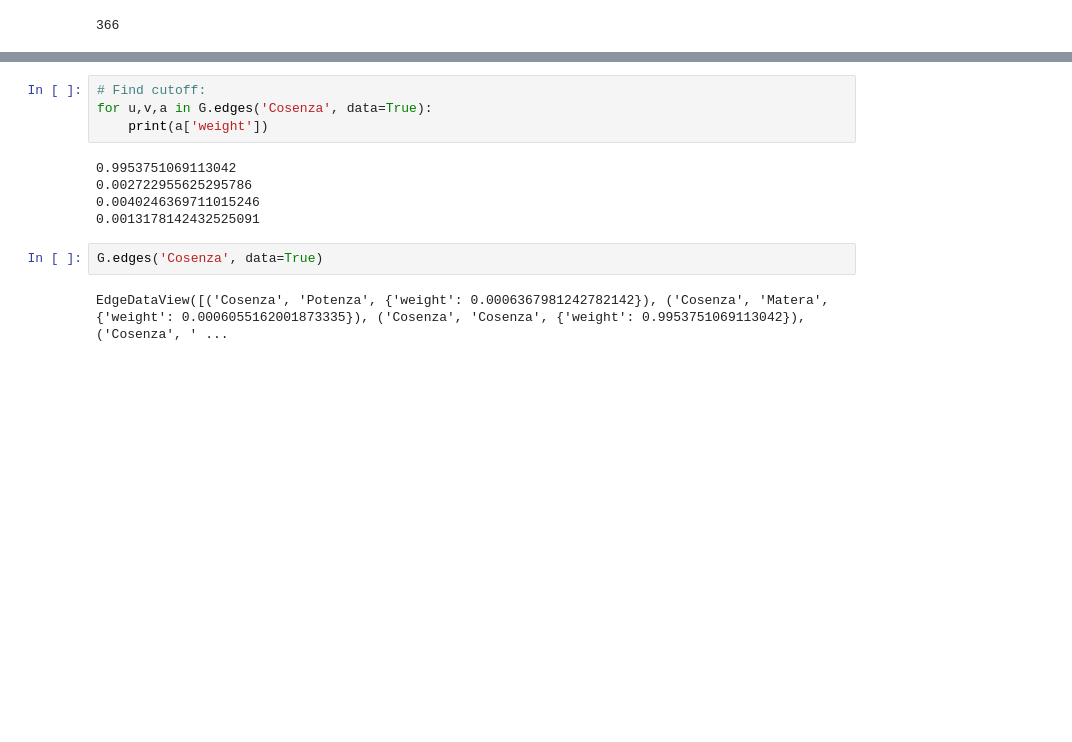
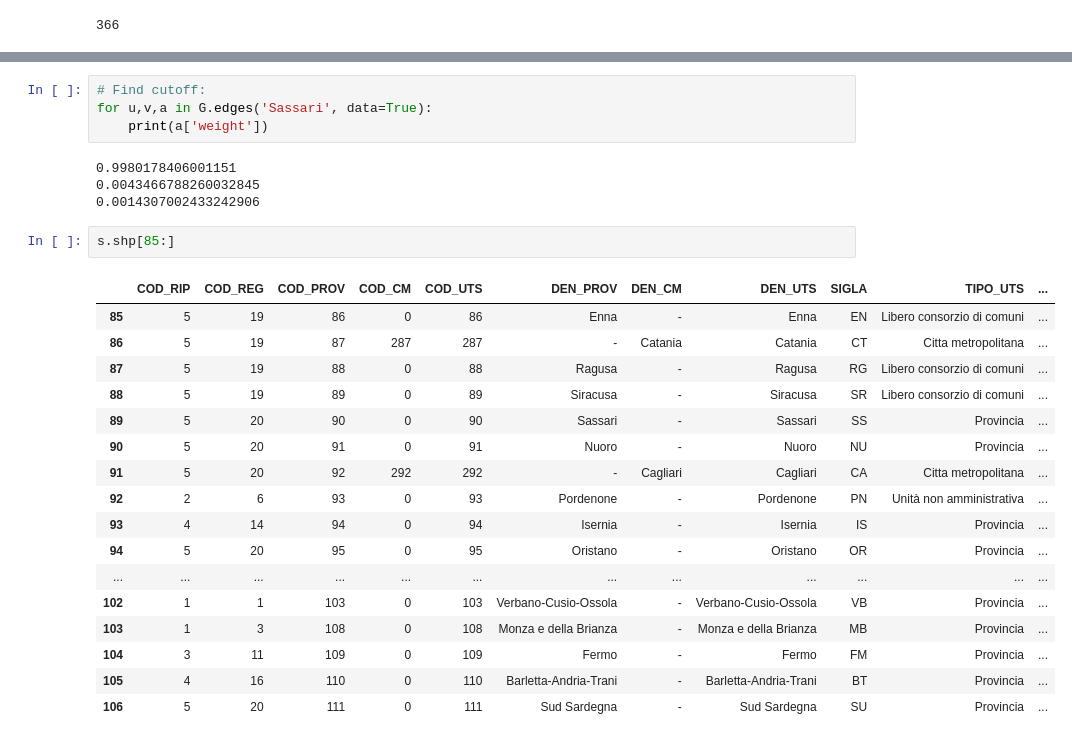
Before and after one commit to jcblemai/COVID-19_italy-vaccination-oc, a Jupyter notebook: ocp_trial-vector2-crtl-out-struct0.ipynb, the cells around one changed output, grey strips where cells are left out. Saved outputs shown, nothing was run; the diff lists cells and outputs as text; blank space fills up the shorter version.

```diff
--- a/ocp_trial-vector2-crtl-out-struct0.ipynb
+++ b/ocp_trial-vector2-crtl-out-struct0.ipynb
@@ -548,13 +582,28 @@ networkx.draw(grph)
 # %%
 # Find cutoff:
-for u,v,a in G.edges('Cosenza', data=True):
+for u,v,a in G.edges('Sassari', data=True):
     print(a['weight'])
 # %% [output]
-0.9953751069113042
-0.002722955625295786
-0.0040246369711015246
-0.0013178142432525091
+0.9980178406001151
+0.0043466788260032845
+0.0014307002433242906
-# %%
-G.edges('Cosenza', data=True)
-# %% [output]
-EdgeDataView([('Cosenza', 'Potenza', {'weight': 0.0006367981242782142}), ('Cosenza', 'Matera', {'weight': 0.0006055162001873335}), ('Cosenza', 'Cosenza', {'weight': 0.9953751069113042}), ('Cosenza', ' ...
+# %%
+s.shp[85:]
+# %% [output]
+|  | COD_RIP | COD_REG | COD_PROV | COD_CM | COD_UTS | DEN_PROV | DEN_CM | DEN_UTS | SIGLA | TIPO_UTS | ... |
+| 85 | 5 | 19 | 86 | 0 | 86 | Enna | - | Enna | EN | Libero consorzio di comuni | ... |
+| 86 | 5 | 19 | 87 | 287 | 287 | - | Catania | Catania | CT | Citta metropolitana | ... |
+| 87 | 5 | 19 | 88 | 0 | 88 | Ragusa | - | Ragusa | RG | Libero consorzio di comuni | ... |
+| 88 | 5 | 19 | 89 | 0 | 89 | Siracusa | - | Siracusa | SR | Libero consorzio di comuni | ... |
+| 89 | 5 | 20 | 90 | 0 | 90 | Sassari | - | Sassari | SS | Provincia | ... |
+| 90 | 5 | 20 | 91 | 0 | 91 | Nuoro | - | Nuoro | NU | Provincia | ... |
+| 91 | 5 | 20 | 92 | 292 | 292 | - | Cagliari | Cagliari | CA | Citta metropolitana | ... |
+| 92 | 2 | 6 | 93 | 0 | 93 | Pordenone | - | Pordenone | PN | Unità non amministrativa | ... |
+| 93 | 4 | 14 | 94 | 0 | 94 | Isernia | - | Isernia | IS | Provincia | ... |
+| 94 | 5 | 20 | 95 | 0 | 95 | Oristano | - | Oristano | OR | Provincia | ... |
+| ... | ... | ... | ... | ... | ... | ... | ... | ... | ... | ... | ... |
+| 102 | 1 | 1 | 103 | 0 | 103 | Verbano-Cusio-Ossola | - | Verbano-Cusio-Ossola | VB | Provincia | ... |
+| 103 | 1 | 3 | 108 | 0 | 108 | Monza e della Brianza | - | Monza e della Brianza | MB | Provincia | ... |
+| 104 | 3 | 11 | 109 | 0 | 109 | Fermo | - | Fermo | FM | Provincia | ... |
+| 105 | 4 | 16 | 110 | 0 | 110 | Barletta-Andria-Trani | - | Barletta-Andria-Trani | BT | Provincia | ... |
+| 106 | 5 | 20 | 111 | 0 | 111 | Sud Sardegna | - | Sud Sardegna | SU | Provincia | ... |
```
Also changed, not shown: parts of 11 cells of this notebook, 2 other files.
